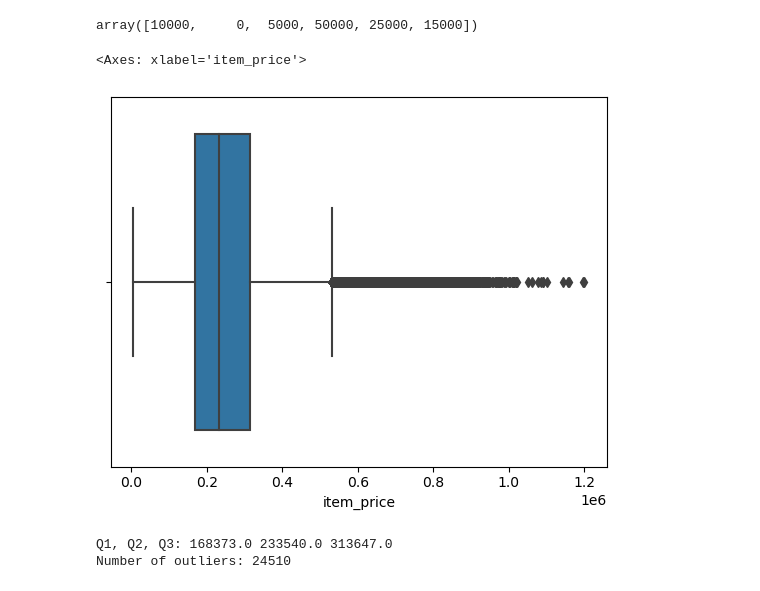
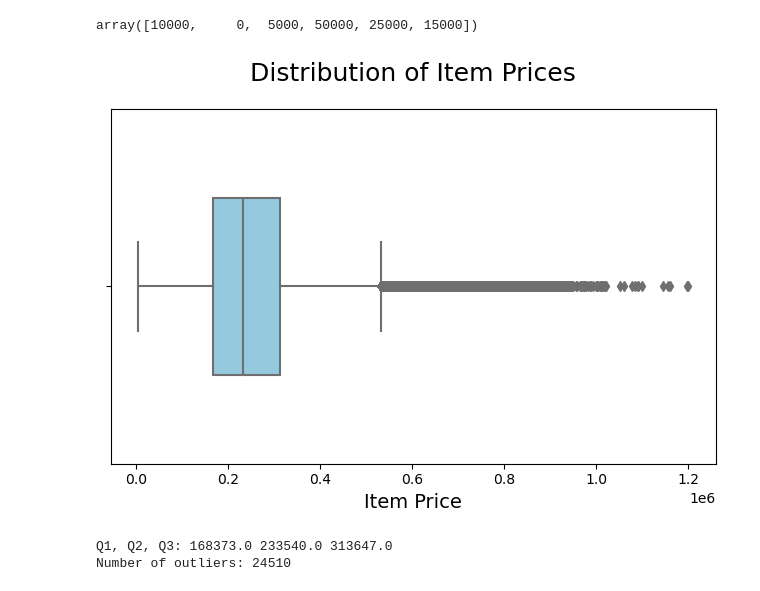
Before and after one commit to thanhanphan17/fashion-campus-dataset-analysis, a Jupyter notebook: [02]-Exploring-and-Preprocessing-Data.ipynb, the cells around one changed output. Saved outputs shown, nothing was run; the diff lists cells and outputs as text; code cells hidden in the pictures.

Commit message:
update visualization chart

```diff
--- a/[02]-Exploring-and-Preprocessing-Data.ipynb
+++ b/[02]-Exploring-and-Preprocessing-Data.ipynb
@@ -615,10 +615,14 @@ df_transaction['shipment_fee'].unique()
 # %% [output]
 array([10000,     0,  5000, 50000, 25000, 15000])
 # %%
-sns.boxplot(x = df_transaction['item_price'])
+sns.boxplot(x=df_transaction['item_price'], color='skyblue', width=0.5)
+
+plt.title('Distribution of Item Prices', fontsize=18, pad=20)
+plt.xlabel('Item Price', fontsize=14)
+plt.tight_layout()
+plt.show()
 # %% [output]
-<Axes: xlabel='item_price'>
-[figure, old version]
+[figure, new version]
 # %%
 Q1 = df_transaction['item_price'].quantile(0.25)
 Q2 = df_transaction['item_price'].quantile(0.5)
```
Also changed, not shown: parts of 4 cells of this notebook.
